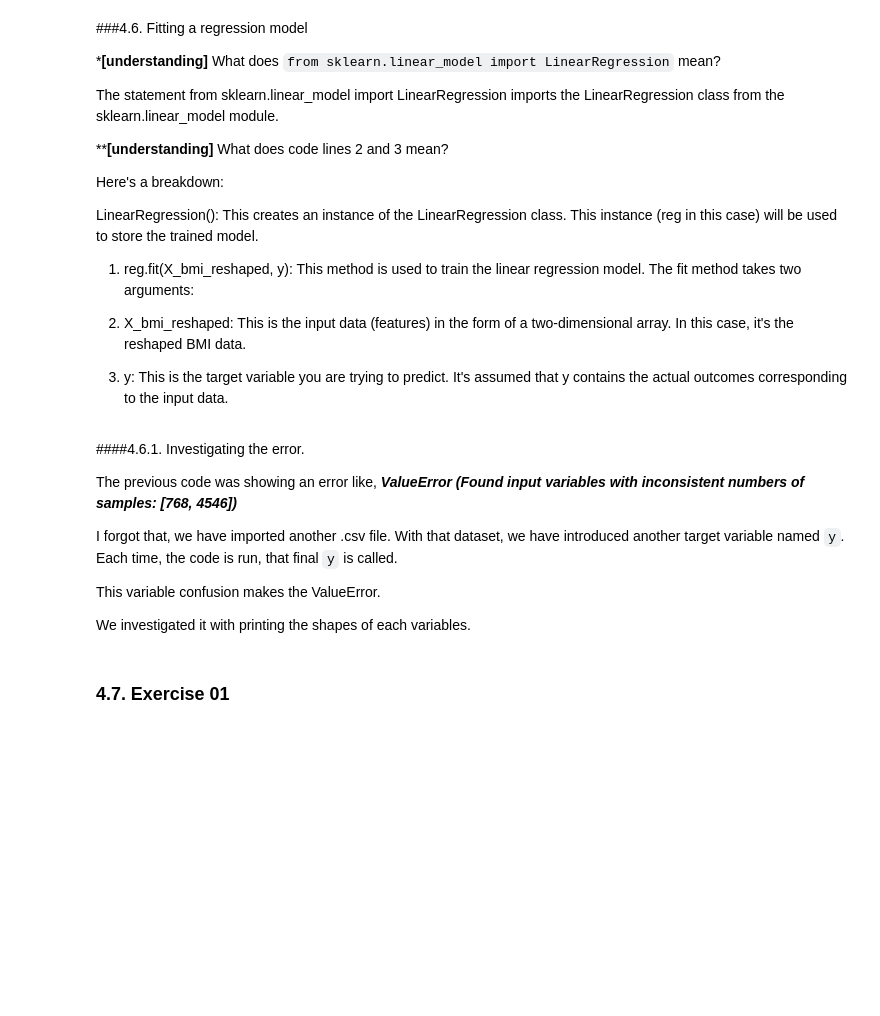
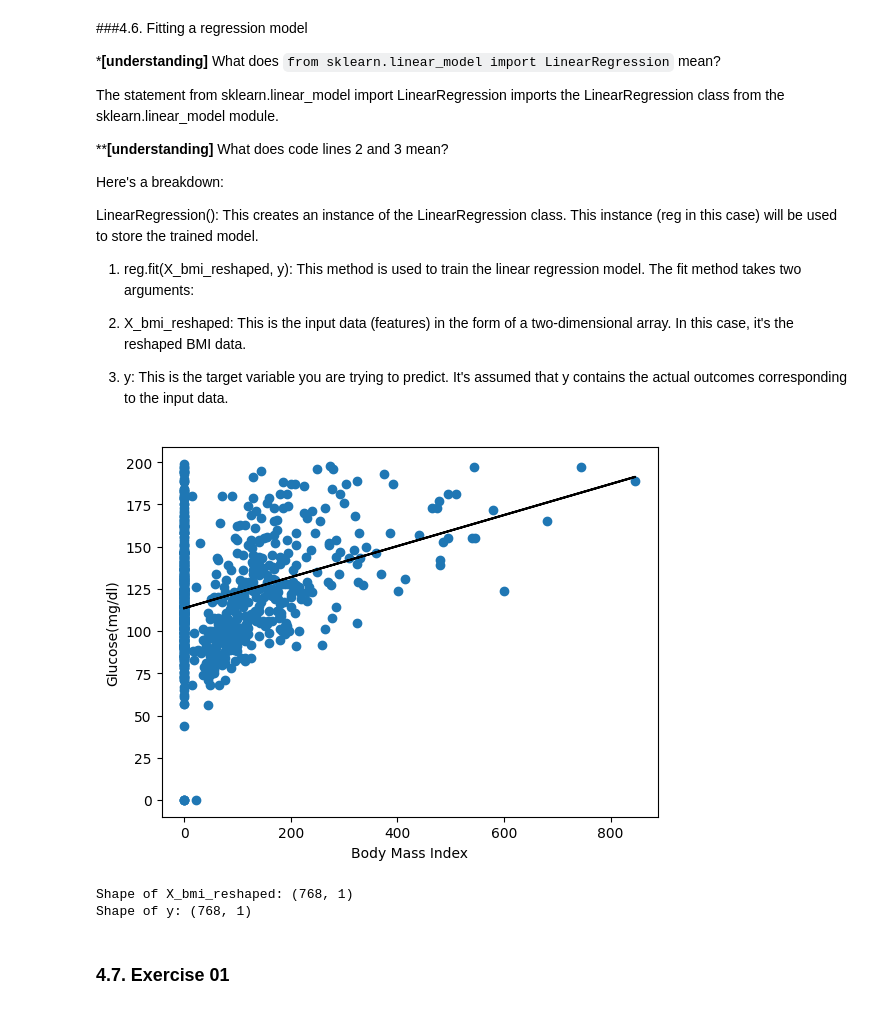
Before and after one commit to zizanayub/Machine-Leaning-Data-Scientist-with-Python, a Jupyter notebook: 01_01_Supervised_Learning_with_Scikit_Learn.ipynb, the cells around one changed output. Drawn from its saved outputs; the diff is of its cells as text; code cells hidden in the pictures; blank space fills up the shorter version.

```diff
--- a/01_01_Supervised_Learning_with_Scikit_Learn.ipynb
+++ b/01_01_Supervised_Learning_with_Scikit_Learn.ipynb
@@ -484,31 +484,22 @@ LinearRegression(): This creates an instance of the LinearRegression class. This
 # %%
 from sklearn.linear_model import LinearRegression
 reg = LinearRegression()
 y = y_np.reshape(-1,1)
-reg.fit(X_bmi_reshaped,y_np)
-predictions = reg.predict(X_bmi_reshaped)
-plt.plot(X_bmi_reshaped,predictions,color="black")
+reg.fit(X_bmi,y_np)
+predictions = reg.predict(X_bmi)
+plt.plot(X_bmi,predictions,color="black")
 plt.ylabel("Glucose(mg/dl)")
 plt.xlabel("Body Mass Index")
-plt.scatter(X_bmi_reshaped,y_np)
+plt.scatter(X_bmi,y_np)
 plt.show()
+# %% [output]
+[figure, added]
-# %% [markdown]
-####4.6.1. Investigating the error.
-
-The previous code was showing an error like, ***ValueError (Found input variables with inconsistent numbers of samples: [768, 4546])***
-
-
-I forgot that, we have imported another .csv file. With that dataset, we have introduced another target variable named `y`. Each time, the code is run, that final `y` is called.
-
-
-This variable confusion makes the ValueError.
-
-
-
-We investigated it with printing the shapes of each variables.
 # %%
-print(f"Shape of X_bmi_reshaped: {X_bmi_reshaped.shape}")
+print(f"Shape of X_bmi_reshaped: {X_bmi.shape}")
 print(f"Shape of y: {y.shape}")
+# %% [output]
+Shape of X_bmi_reshaped: (768, 1)
+Shape of y: (768, 1)
 # %% [markdown]
 ### 4.7. Exercise 01
 
```
Also changed, not shown: parts of 8 cells of this notebook.
